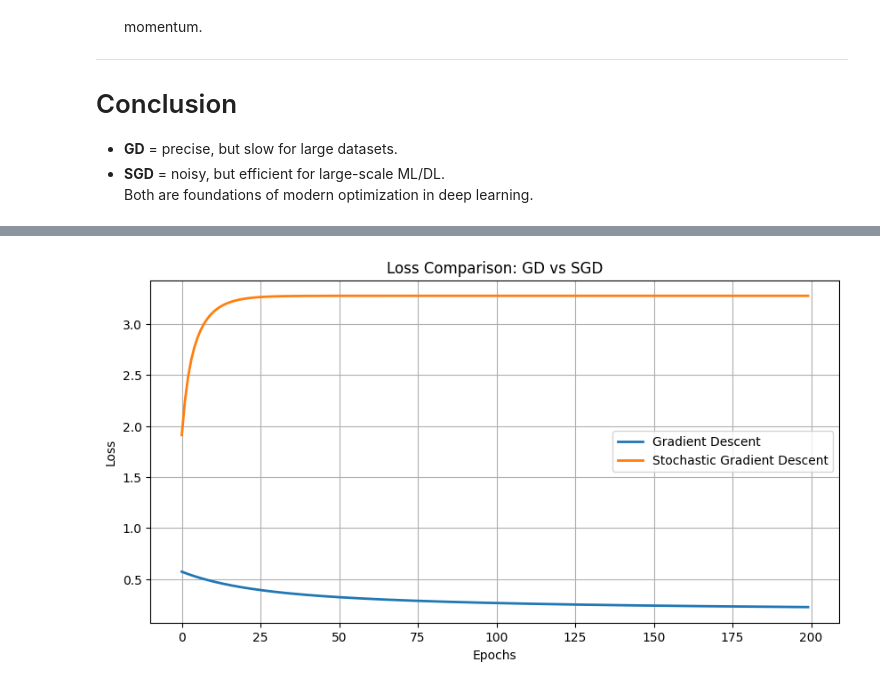
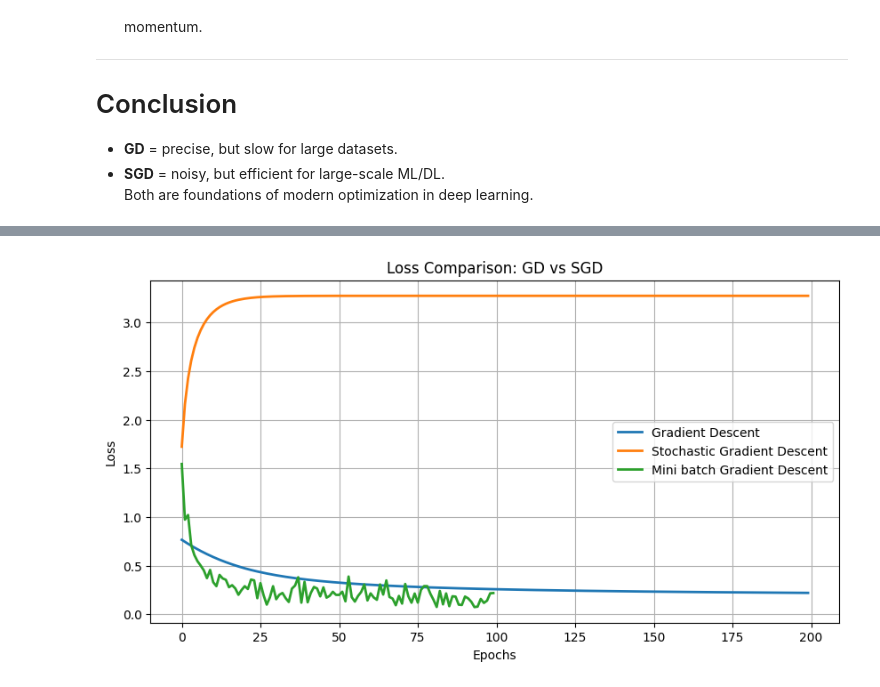
Before and after one commit to codeMaestro78/Machine-learning, a Jupyter notebook: Deep learning/Tensorflow/optimization in DL.ipynb, the cells around one changed output, grey strips where cells are left out. Saved outputs shown, nothing was run; the diff lists cells and outputs as text; code cells hidden in the pictures.

```diff
--- a/Deep learning/Tensorflow/optimization in DL.ipynb
+++ b/Deep learning/Tensorflow/optimization in DL.ipynb
@@ -199,26 +199,46 @@ def train_sgd(learning_rate=0.1,epochs=200):
 
 
     return losses
+def train_minibatch(batch_size=32, learning_rate=0.1, epochs=100):
+    W = tf.Variable(tf.random.normal([2, 1]))
+    b = tf.Variable(tf.random.normal([1]))
+    losses = []
 
-def train_minibatch(batch_size=32,learning_rate=0.1,epochs=100):
-    W=tf.Variable(tf.random.normal([2,1]))
-    b=tf.Variable(tf.random.normal([1]))
-    losses=[]
-    n_samples=X_train.shape[0]
+    n_samples = X_train.shape[0]
 
     for epoch in range(epochs):
-        idx=np.random.permutation(n_samples)
-        X_shuffled,y_shuffled=tf.gather(X_train,idx), tf.gather(y_train,idx)
+        # Shuffle data
+        idx = np.random.permutation(n_samples)
+        X_shuffled, y_shuffled = tf.gather(X_train, idx), tf.gather(y_train, idx)
 
-        for i in range(0,n_samples,batch_size):
-            x_batch=X_shuffled[i:i+batch_size]
-            y_batch=y_shuffled[i:i+batch_size]
+        for i in range(0, n_samples, batch_size):
+            X_batch = X_shuffled[i:i+batch_size]
+            y_batch = y_shuffled[i:i+batch_size]
+
+            with tf.GradientTape() as tape:
+                logits = tf.matmul(X_batch, W) + b
+                y_pred = sigmoid(logits)
+                loss = tf.reduce_mean(-(y_batch * tf.math.log(y_pred + 1e-9) +
+                                        (1 - y_batch) * tf.math.log(1 - y_pred + 1e-9)))
+            grads = tape.gradient(loss, [W, b])
+            W.assign_sub(learning_rate * grads[0])
+            b.assign_sub(learning_rate * grads[1])
+
+        losses.append(loss.numpy())
+        print(f"Epoch {epoch+1}/ {epochs},Loss= {loss.numpy().mean():.4f}")
+
+    return losses
 # %%
+from cProfile import label
+
+
 gd_losees=train_gd()
 sdg_losses=train_sgd()
+minibatch_losses=train_minibatch()
 plt.figure(figsize=(10,5))
 plt.plot(gd_losees, label="Gradient Descent", linewidth=2)
 plt.plot(sdg_losses, label="Stochastic Gradient Descent", linewidth=2)
+plt.plot(minibatch_losses,label="Mini batch Gradient Descent",linewidth=2)
 plt.title("Loss Comparison: GD vs SGD")
 plt.xlabel("Epochs")
 plt.ylabel("Loss")
@@ -241,6 +261,6 @@ Epoch 12/ 200,Loss= 0.4673
 ... (384 lines left out)
 Epoch 197/ 200,Loss= 3.2760
 Epoch 198/ 200,Loss= 3.2760
 Epoch 199/ 200,Loss= 3.2760
 Epoch 200/ 200,Loss= 3.2760
-[figure, old version]
+[figure, new version]
```
Also changed, not shown: parts of 3 cells of this notebook.
